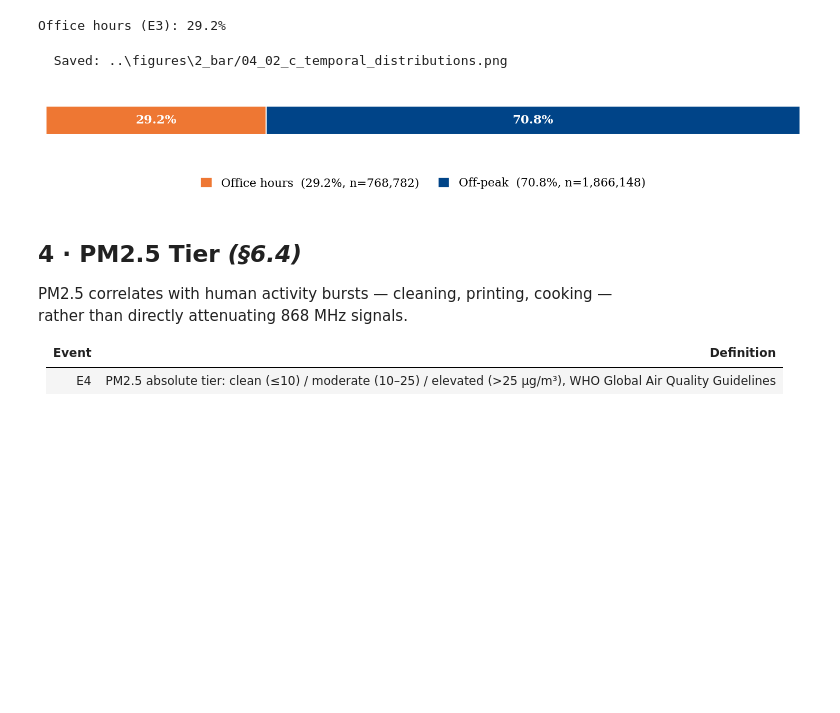
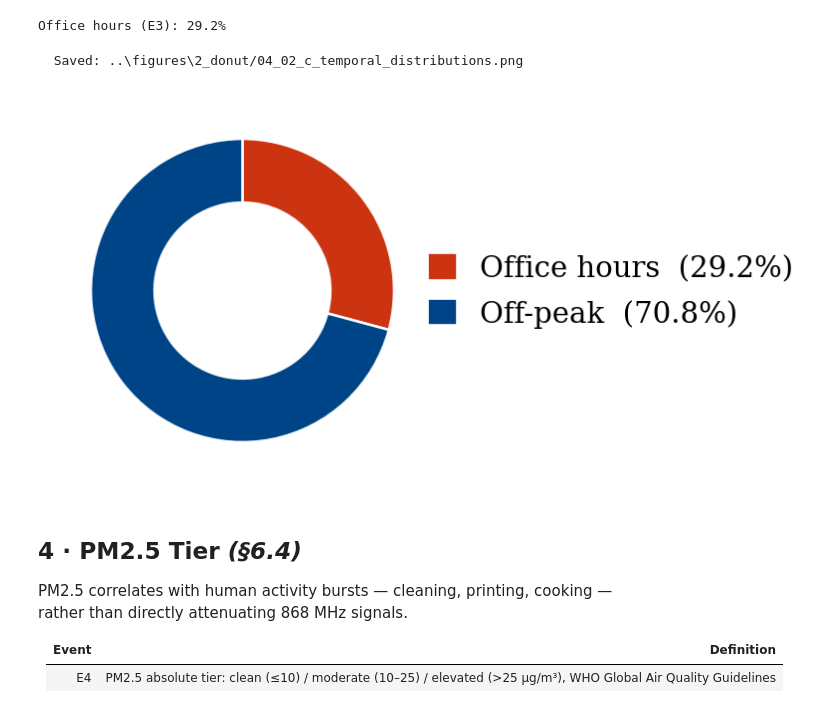
Before and after one commit to vincentmworia/Master-Thesis-Reliability-Analysis-of-Indoor-LoRaWAN-Links-using-packet-counter-reconstruction, a Jupyter notebook: notebooks/02_events_taxonomy.ipynb, the cells around one changed output. Drawn from its saved outputs; the diff is of its cells as text; code cells hidden in the pictures; blank space fills up the shorter version.

```diff
--- a/notebooks/02_events_taxonomy.ipynb
+++ b/notebooks/02_events_taxonomy.ipynb
@@ -351,18 +344,16 @@ print(f'Office hours (E3): {df["e3_office_hours"].mean() * 100:.1f}%')
 Office hours (E3): 29.2%
 # %%
 # Fig 04-02-c — Temporal Event Distribution (E3)
-oh    = float(df['e3_office_hours'].mean() * 100)
-n_oh  = int(df['e3_office_hours'].sum())
-vals  = [oh, 100 - oh]
-ns    = [n_oh, len(df) - n_oh]
+oh   = float(df['e3_office_hours'].mean() * 100)
+vals = [oh, 100 - oh]
 labs   = ['Office hours', 'Off-peak']
-colors = [C['orange'], C['navy']]
+colors = [C['red'], C['navy']]
 
-fig, ax = event_chart(vals, labs, colors, ns=ns)   # renders as CHART_STYLE
+fig, ax = event_chart(vals, labs, colors)   # renders as CHART_STYLE
 save_fig(fig, '04_02_c_temporal_distributions')
 # %% [output]
-  Saved: ..\figures\2_bar/04_02_c_temporal_distributions.png
+  Saved: ..\figures\2_donut/04_02_c_temporal_distributions.png
-[figure, old version]
+[figure, new version]
 # %% [markdown]
 ## 4 · PM2.5 Tier  *(§6.4)*
 
```
Also changed, not shown: parts of 12 cells of this notebook, 3 other files.
